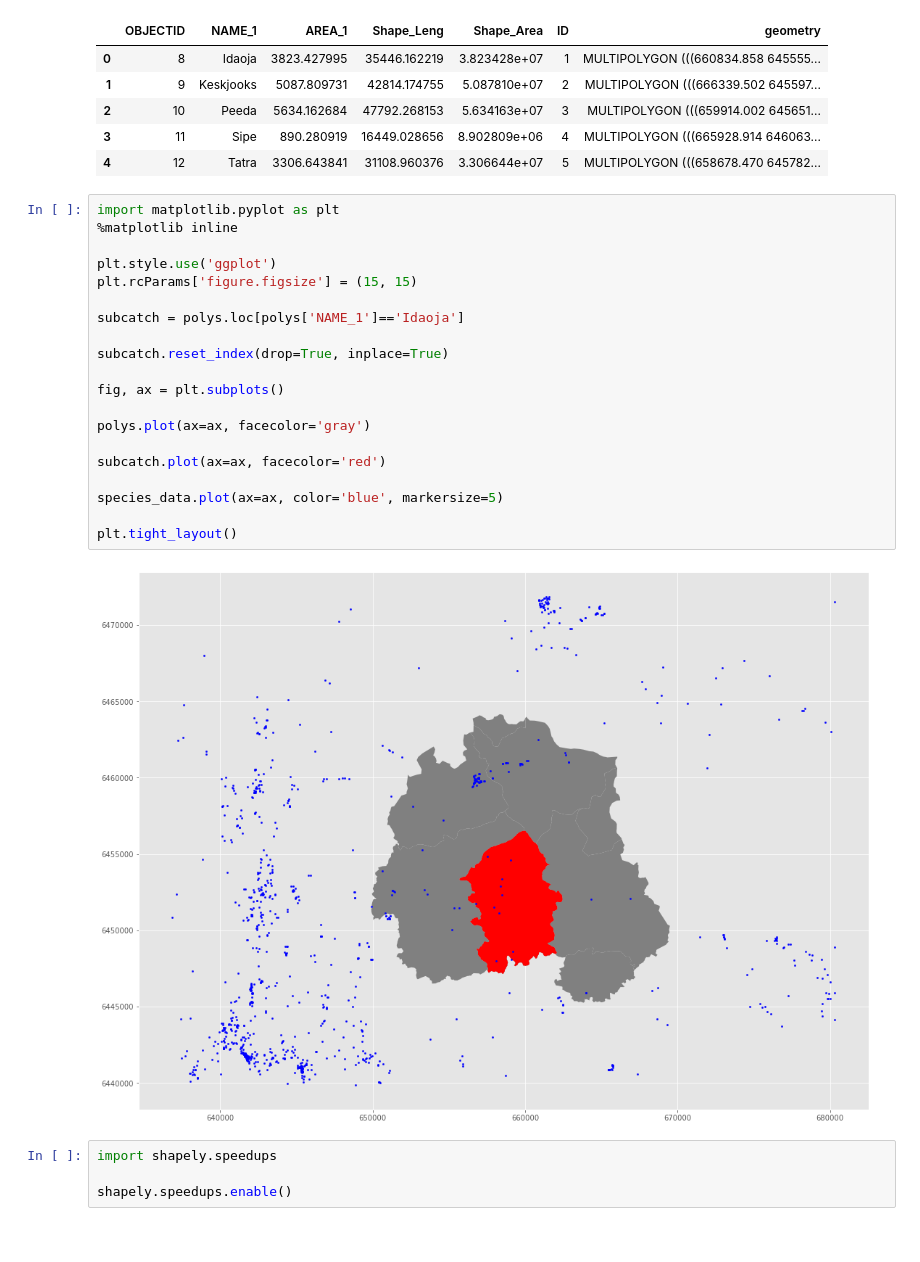
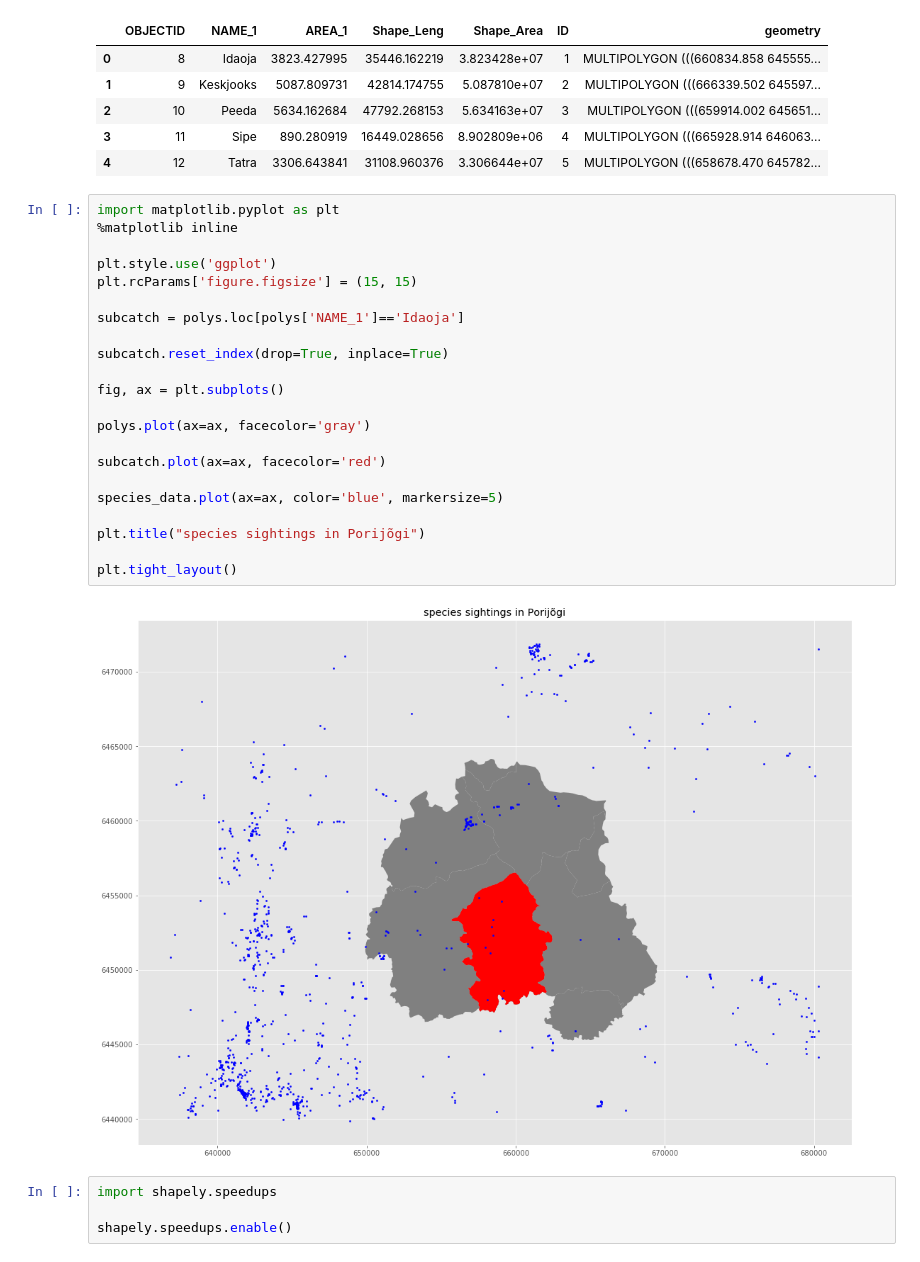
Before and after one commit to LandscapeGeoinformatics/geopython-ut-2019-course, a Jupyter notebook: source/_static/data/L3/lesson3.ipynb, the cells around one changed output. Cells and saved outputs as stored; diff of their text form.

```diff
--- a/source/_static/data/L3/lesson3.ipynb
+++ b/source/_static/data/L3/lesson3.ipynb
@@ -98,25 +168,27 @@ polys.head(5)
 # %%
 import matplotlib.pyplot as plt
 %matplotlib inline
 
 plt.style.use('ggplot')
 plt.rcParams['figure.figsize'] = (15, 15)
 
 subcatch = polys.loc[polys['NAME_1']=='Idaoja']
 
 subcatch.reset_index(drop=True, inplace=True)
 
 fig, ax = plt.subplots()
 
 polys.plot(ax=ax, facecolor='gray')
 
 subcatch.plot(ax=ax, facecolor='red')
 
 species_data.plot(ax=ax, color='blue', markersize=5)
 
+plt.title("species sightings in Porijõgi")
+
 plt.tight_layout()
 # %% [output]
-[figure, old version]
+[figure, new version]
 # %%
 import shapely.speedups
 
```
Also changed, not shown: parts of 3 cells of this notebook, 10 other files.
